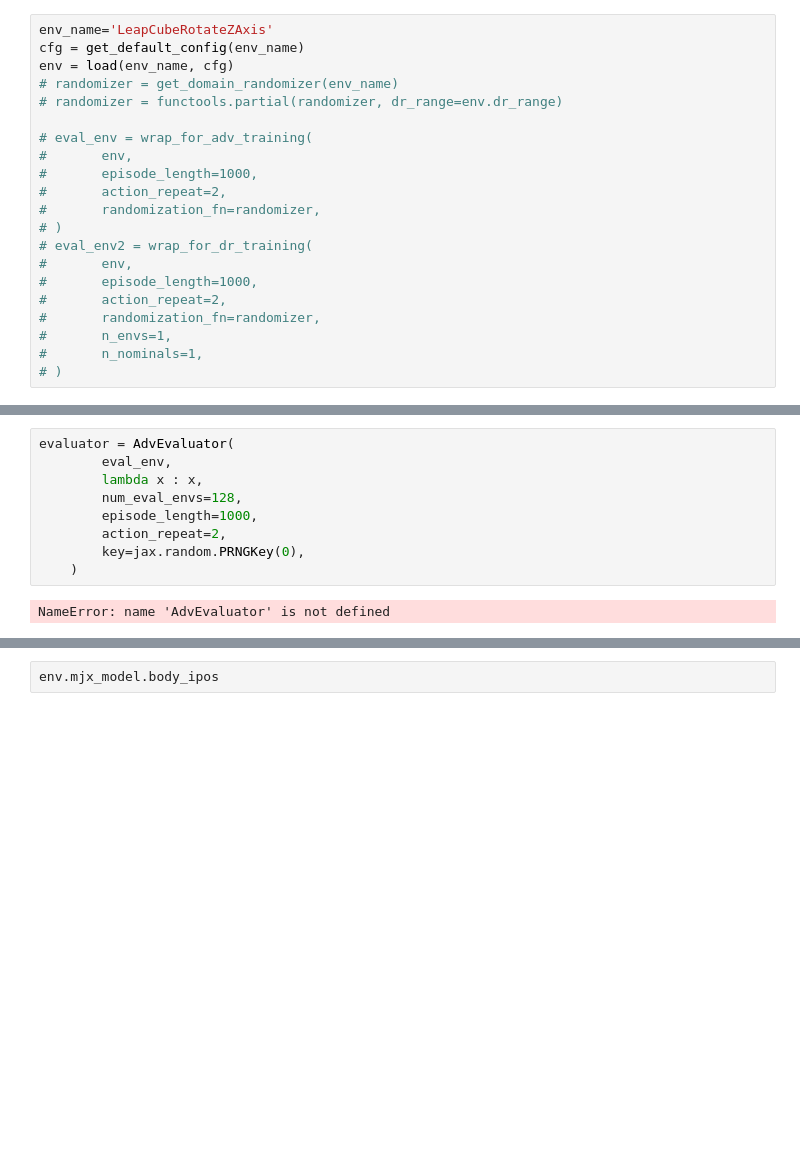
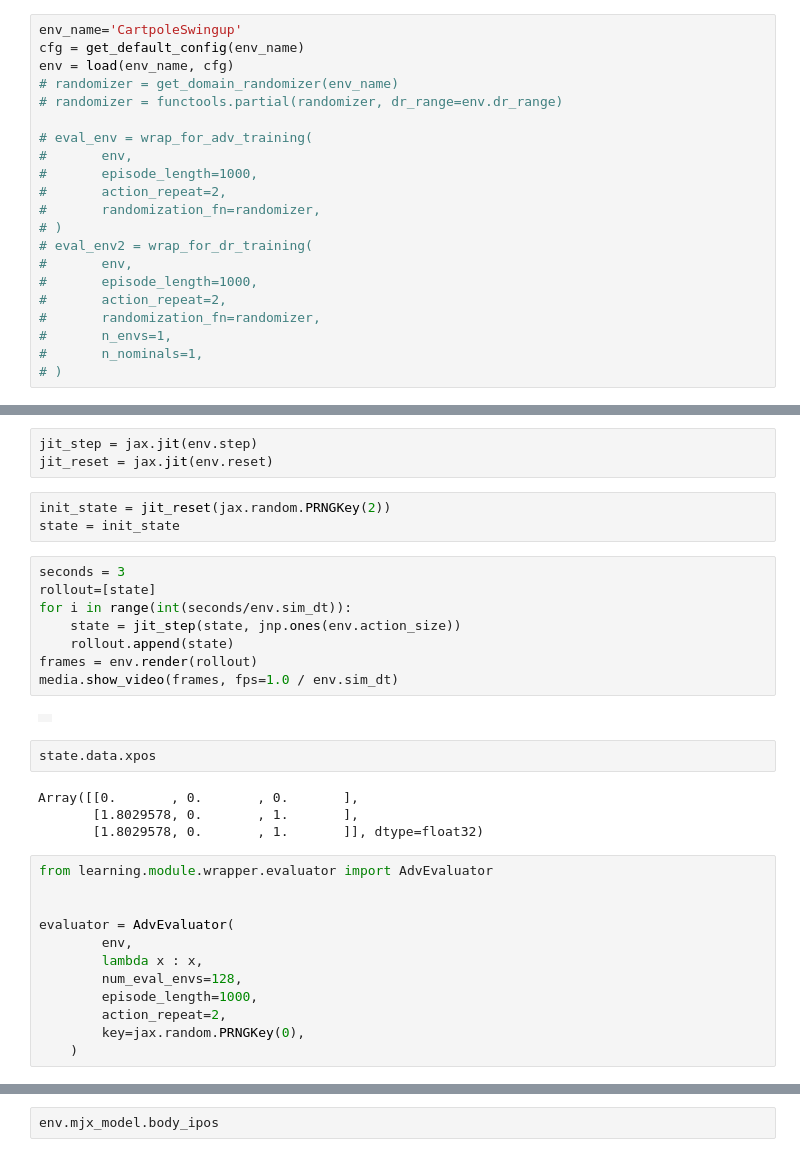
Before and after one commit to jeongsukchul/risk-sensitive-domain-randomization, a Jupyter notebook: custom_envs/dm_control_suite/env_test.ipynb, the cells around one changed output, grey strips where cells are left out. Cells and saved outputs as stored; diff of their text form; blank space fills up the shorter version.

```diff
--- a/custom_envs/dm_control_suite/env_test.ipynb
+++ b/custom_envs/dm_control_suite/env_test.ipynb
@@ -12,5 +13,5 @@ os.environ["XLA_PYTHON_CLIENT_PREALLOCATE"]='false'
 # %%
-env_name='LeapCubeRotateZAxis'
+env_name='CartpoleSwingup'
 cfg = get_default_config(env_name)
 env = load(env_name, cfg)
 # randomizer = get_domain_randomizer(env_name)
@@ -35,14 +34,37 @@ WARNING:2026-01-01 17:32:19,200:jax._src.xla_bridge:794: An NVIDIA GPU may be pr
+# %%
+jit_step = jax.jit(env.step)
+jit_reset = jax.jit(env.reset)
+# %%
+init_state = jit_reset(jax.random.PRNGKey(2))
+state = init_state
+# %%
+seconds = 3
+rollout=[state]
+for i in range(int(seconds/env.sim_dt)):
+    state = jit_step(state, jnp.ones(env.action_size))
+    rollout.append(state)
+frames = env.render(rollout)
+media.show_video(frames, fps=1.0 / env.sim_dt)
+# %% [output]
+|  |
+# %%
+state.data.xpos
+# %% [output]
+Array([[0.       , 0.       , 0.       ],
+       [1.8029578, 0.       , 1.       ],
+       [1.8029578, 0.       , 1.       ]], dtype=float32)
 # %%
+from learning.module.wrapper.evaluator import AdvEvaluator
+
+
 evaluator = AdvEvaluator(
-        eval_env,
+        env,
         lambda x : x,
         num_eval_envs=128,
         episode_length=1000,
         action_repeat=2,
         key=jax.random.PRNGKey(0),
     )
-# %% [output]
-NameError: name 'AdvEvaluator' is not defined
 # %%
 dynamics_params = jnp.zeros((128,14))
 metrics = evaluator.run_evaluation(dynamics_params, dynamics_params, {})
```
Also changed, not shown: parts of 15 cells of this notebook, 19 other files.
